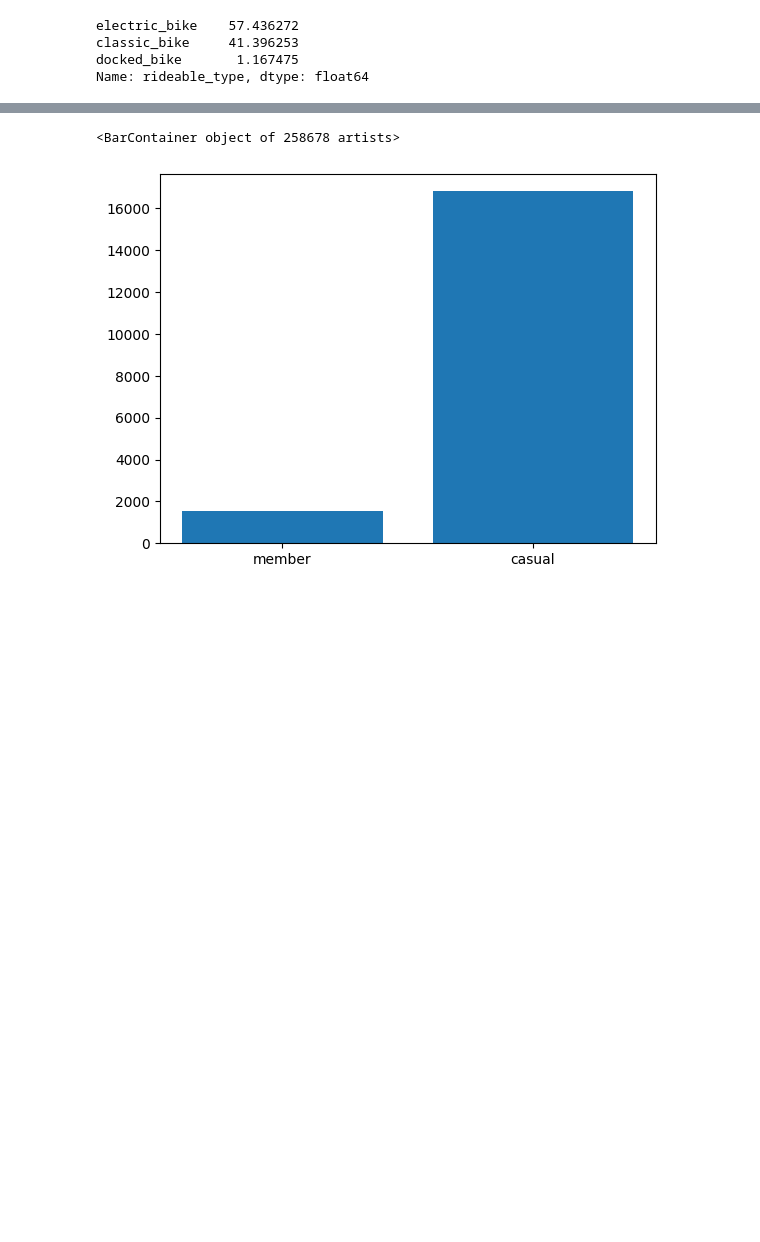
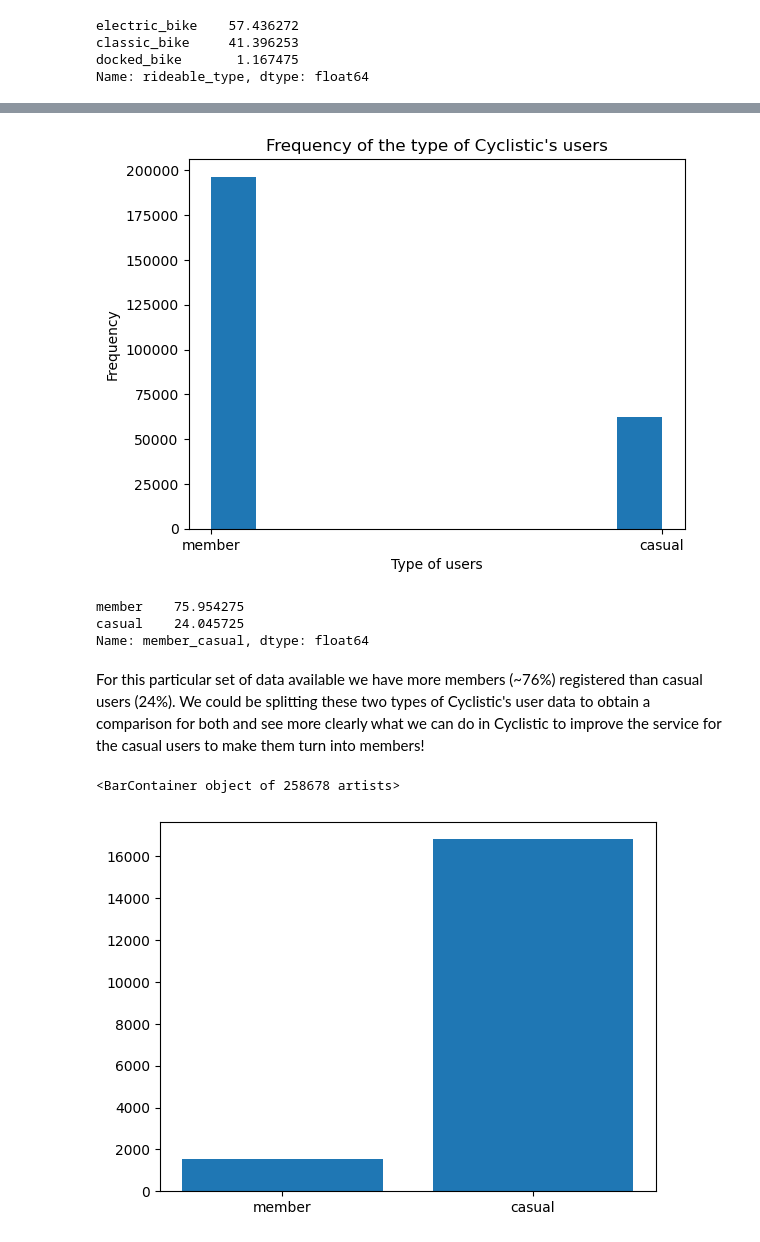
Before and after one commit to Lau397/Case_Study_Bike-Share, a Jupyter notebook: DA_Cyclistic.ipynb, the cells around one changed output, grey strips where cells are left out. Saved outputs shown, nothing was run; the diff lists cells and outputs as text; code cells hidden in the pictures; blank space fills up the shorter version.

```diff
--- a/DA_Cyclistic.ipynb
+++ b/DA_Cyclistic.ipynb
@@ -369,3 +363,19 @@ We can see from the data that majority of time spent (or length) in Cyclistic (~
+# %%
+plt.hist(df_bikes["member_casual"])
+plt.title("Frequency of the type of Cyclistic's users")
+plt.xlabel("Type of users")
+plt.ylabel("Frequency")
+plt.show()
+# %% [output]
+[figure, added]
+# %%
+(df_bikes["member_casual"].value_counts()/df_bikes["member_casual"].value_counts().sum())*100
+# %% [output]
+member    75.954275
+casual    24.045725
+Name: member_casual, dtype: float64
+# %% [markdown]
+For this particular set of data available we have more members (~76%) registered than casual users (24%). We could be splitting these two types of Cyclistic's user data to obtain a comparison for both and see more clearly what we can do in Cyclistic to improve the service for the casual users to make them turn into members!
 # %%
 plt.bar(x=df_bikes["member_casual"], height=df_bikes["time_length (min)"])
 # %% [output]
```
Also changed, not shown: parts of 27 cells of this notebook.
